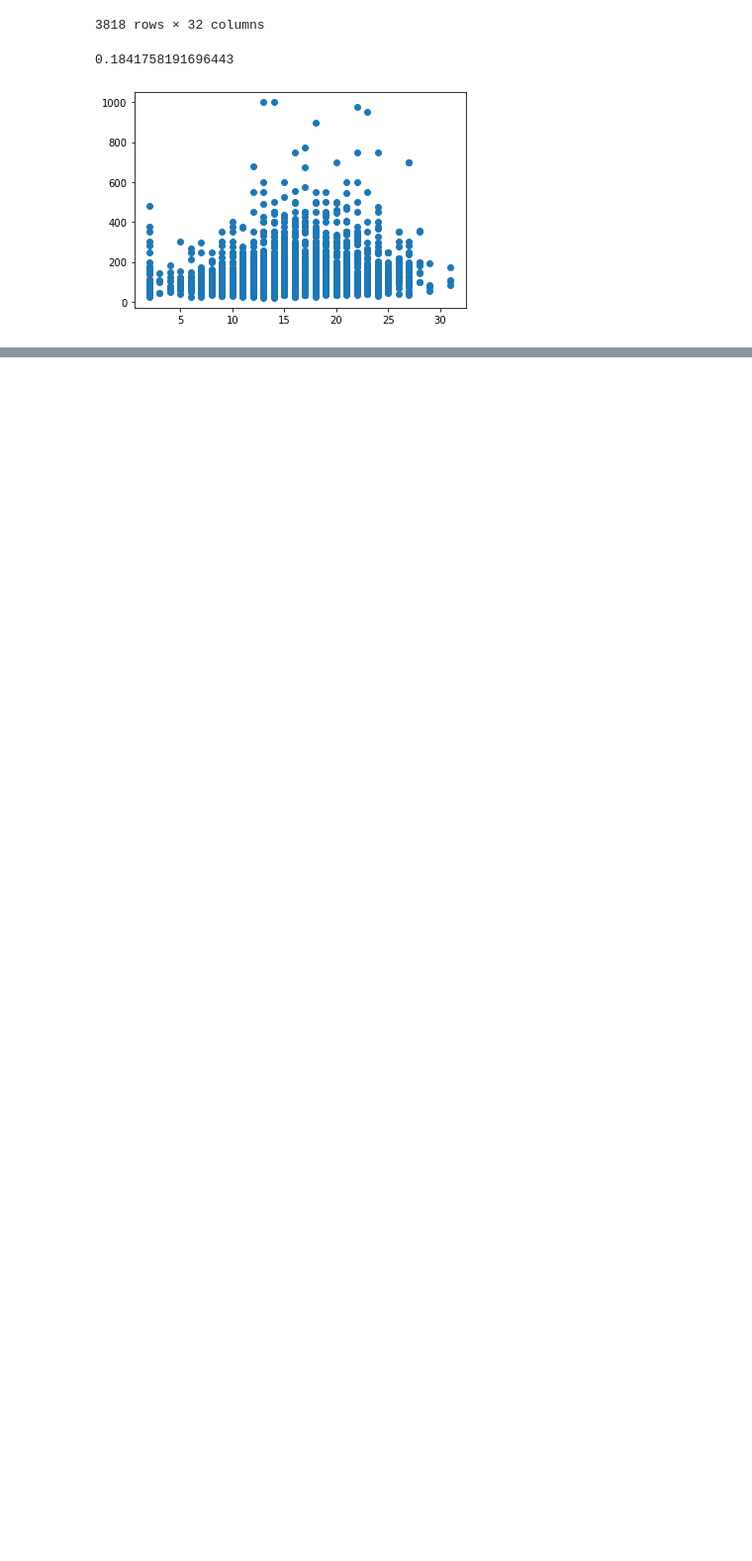
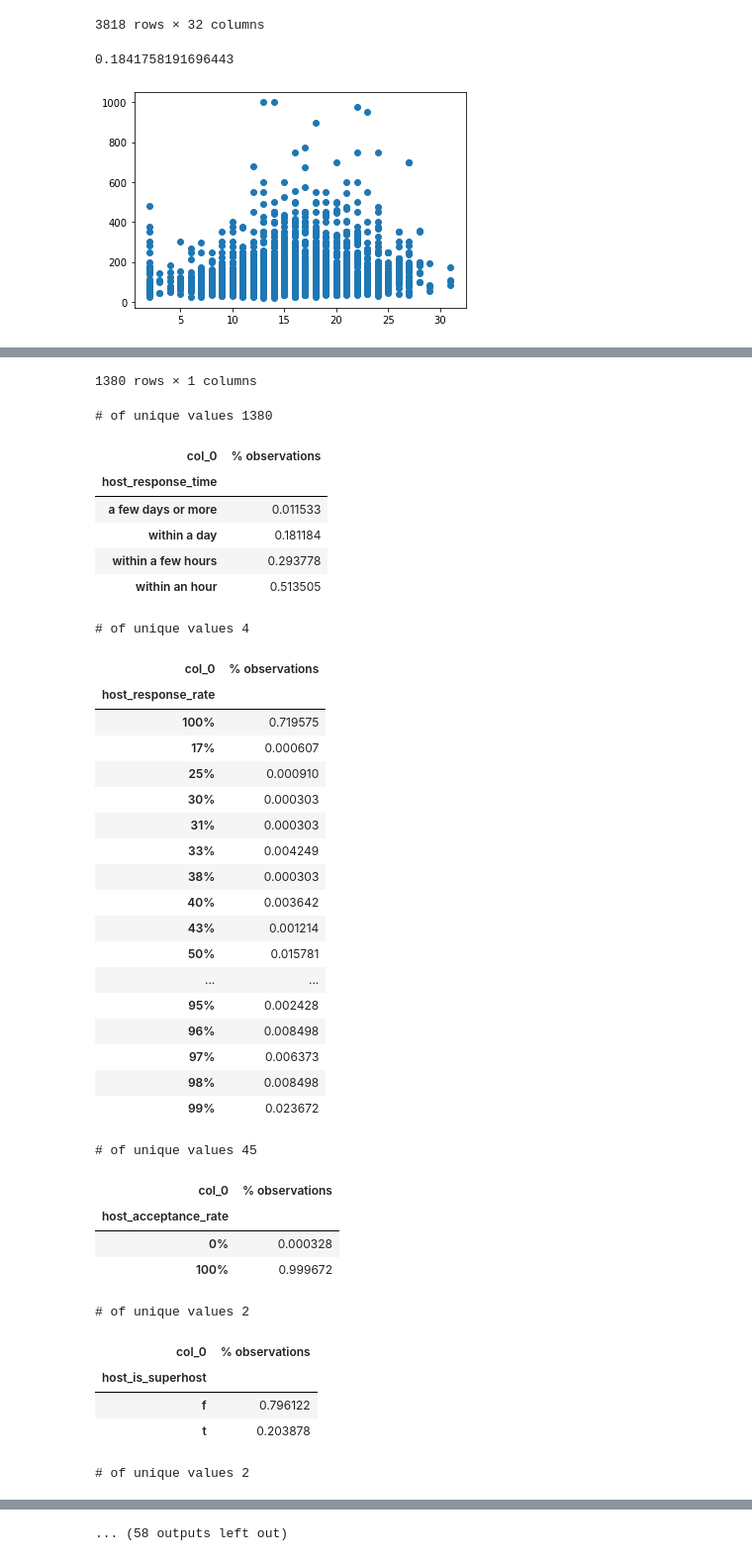
Before and after one commit to Ajax243/Airbnb_Seattle, a Jupyter notebook: listings_notebook.ipynb, the cells around one changed output, grey strips where cells are left out. Shown at 99% size. Cells and saved outputs as stored; diff of their text form; code cells hidden in the pictures; blank space fills up the shorter version.

```diff
--- a/listings_notebook.ipynb
+++ b/listings_notebook.ipynb
@@ -211,0 +234,14 @@ df3['amenities_count'].corr((df['price']))
+# %%
+for column in df.select_dtypes(include=['object']).columns:
+    display(pd.crosstab(index=df[column],
+                        columns='% observations',
+                        normalize='columns'))
+    print("# of unique values {}".format(df[column].nunique()))
+
+# show summary statistics
+display(df.describe())
+
+# build histograms for each numeric feature
+%matplotlib inline
+hist = df.hist(bins=30, sharey=False, figsize=(15, 10))
+# %% [output]
@@ -211,0 +261,38 @@ df3['amenities_count'].corr((df['price']))
+1380 rows × 1 columns
+# of unique values 1380
+| col_0 | % observations |
+| host_response_time |  |
+| a few days or more | 0.011533 |
+| within a day | 0.181184 |
+| within a few hours | 0.293778 |
+| within an hour | 0.513505 |
+# of unique values 4
+| col_0 | % observations |
+| host_response_rate |  |
+| 100% | 0.719575 |
+| 17% | 0.000607 |
+| 25% | 0.000910 |
+| 30% | 0.000303 |
+| 31% | 0.000303 |
+| 33% | 0.004249 |
+| 38% | 0.000303 |
+| 40% | 0.003642 |
+| 43% | 0.001214 |
+| 50% | 0.015781 |
+| ... | ... |
+| 95% | 0.002428 |
+| 96% | 0.008498 |
+| 97% | 0.006373 |
+| 98% | 0.008498 |
+| 99% | 0.023672 |
+# of unique values 45
+| col_0 | % observations |
+| host_acceptance_rate |  |
+| 0% | 0.000328 |
+| 100% | 0.999672 |
+# of unique values 2
+| col_0 | % observations |
+| host_is_superhost |  |
+| f | 0.796122 |
+| t | 0.203878 |
+# of unique values 2
@@ -211,0 +312 @@ df3['amenities_count'].corr((df['price']))
+... (58 outputs left out)
```
Also changed, not shown: parts of 6 cells of this notebook.
